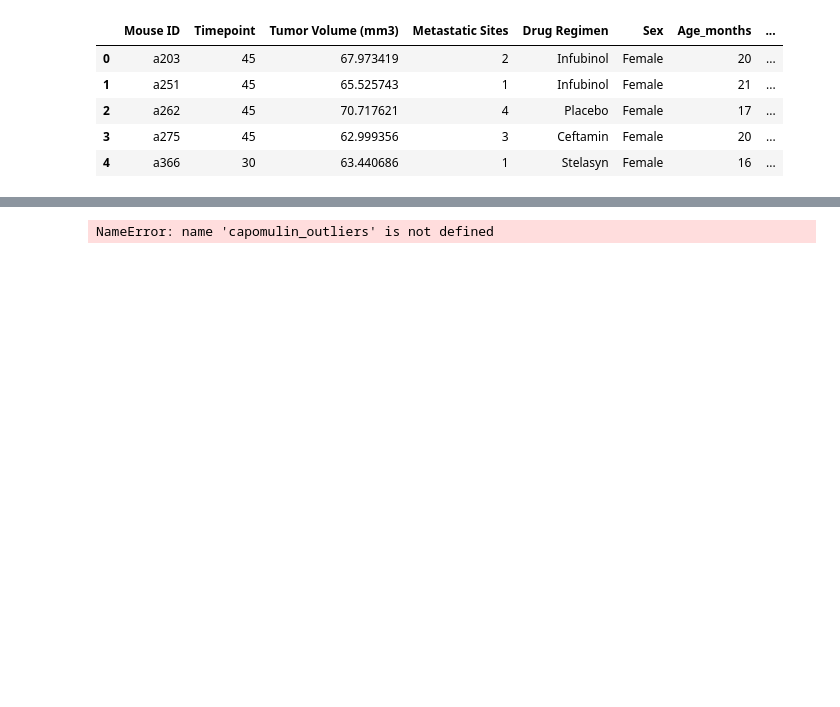
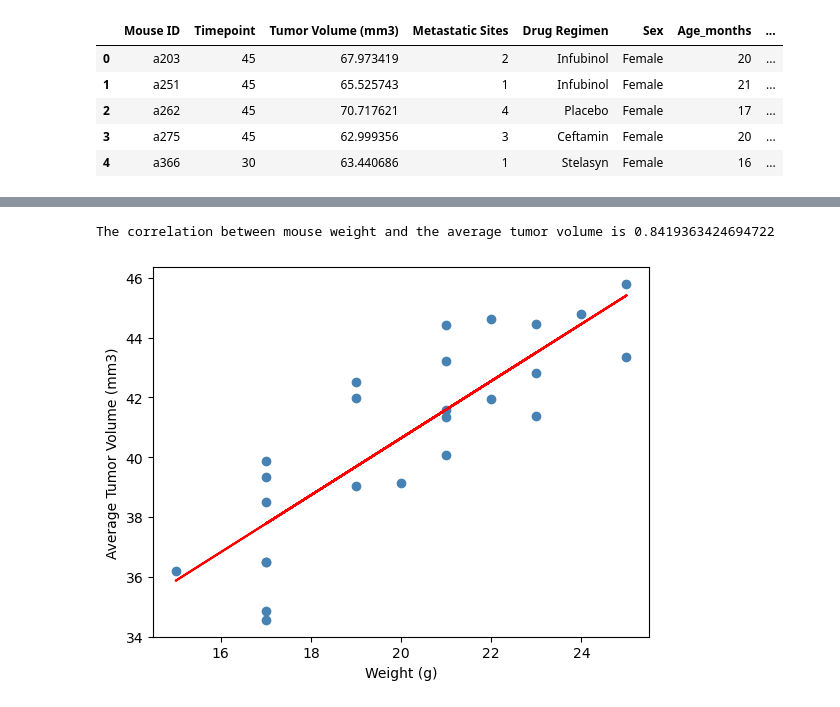
Before and after one commit to AMRITKAUR89/MatPlotLib-Challenge, a Jupyter notebook: Pymaceuticals/Matplotlib.ipynb, the cells around one changed output, grey strips where cells are left out. Cells and saved outputs as stored; diff of their text form; code cells hidden in the pictures; blank space fills up the shorter version.

```diff
--- a/Pymaceuticals/Matplotlib.ipynb
+++ b/Pymaceuticals/Matplotlib.ipynb
@@ -260,27 +331,31 @@ Ceftamin's potential outliers: Series([], Name: Tumor Volume (mm3), dtype: float
 # %%
-# Generate a box plot that shows the distribution of the tumor volume for each treatment group.
-# Assuming the outliers_dict contains the outliers for each treatment regimen as shown in the previous examples
-outliers_dict = {
-    'Capomulin': capomulin_outliers,
-    'Ramicane': ramicane_outliers,
-    'Infubinol': infubinol_outliers,
-    'Ceftamin': ceftamin_outliers
-}
+# Filter the data for Capomulin regimen
+capomulin_data = Mice_dup[Mice_dup['Drug Regimen'] == 'Capomulin']
 
-# Create a DataFrame from the outliers_dict for plotting
-outliers_df = pd.DataFrame(dict([(key, pd.Series(value)) for key, value in outliers_dict.items()]))
+# Calculate the average tumor volume for each mouse
+avg_tumor_vol = capomulin_data.groupby('Mouse ID')['Tumor Volume (mm3)'].mean()
 
-# Drop columns with no outliers (optional)
-outliers_df = outliers_df.dropna(how='all', axis=1)
+# Get the mouse weight for each mouse
+mouse_weight = capomulin_data.groupby('Mouse ID')['Weight (g)'].mean()
 
-# Generate the box plot for outliers
-plt.figure(figsize=(10, 6))
-outliers_df.boxplot(grid=False)
+# Calculate the correlation coefficient
+correlation = np.corrcoef(mouse_weight, avg_tumor_vol)[0, 1]
+print(f"The correlation between mouse weight and the average tumor volume is {correlation}")
 
-# Customize the plot
-plt.title('Outliers in Tumor Volume by Treatment Regimen')
-plt.xlabel('Drug Regimen')
-plt.ylabel('Tumor Volume (mm3)')
-plt.xticks(rotation=45)
+# Perform linear regression
+(slope, intercept, rvalue, pvalue, stderr) = st.linregress(mouse_weight, avg_tumor_vol)
+
+# Generate the regression line
+regress_values = slope * mouse_weight + intercept
+
+# Plot the data
+plt.scatter(mouse_weight, avg_tumor_vol, color='steelblue')
+plt.plot(mouse_weight, regress_values, color='red', label=f'y={slope:.2f}x+{intercept:.2f}')
+plt.title('')
+plt.xlabel('Weight (g)')
+plt.ylabel('Average Tumor Volume (mm3)')
+
+plt.show()
 # %% [output]
-NameError: name 'capomulin_outliers' is not defined
+The correlation between mouse weight and the average tumor volume is 0.8419363424694722
+[figure, added]
```
Also changed, not shown: parts of 11 cells of this notebook.
